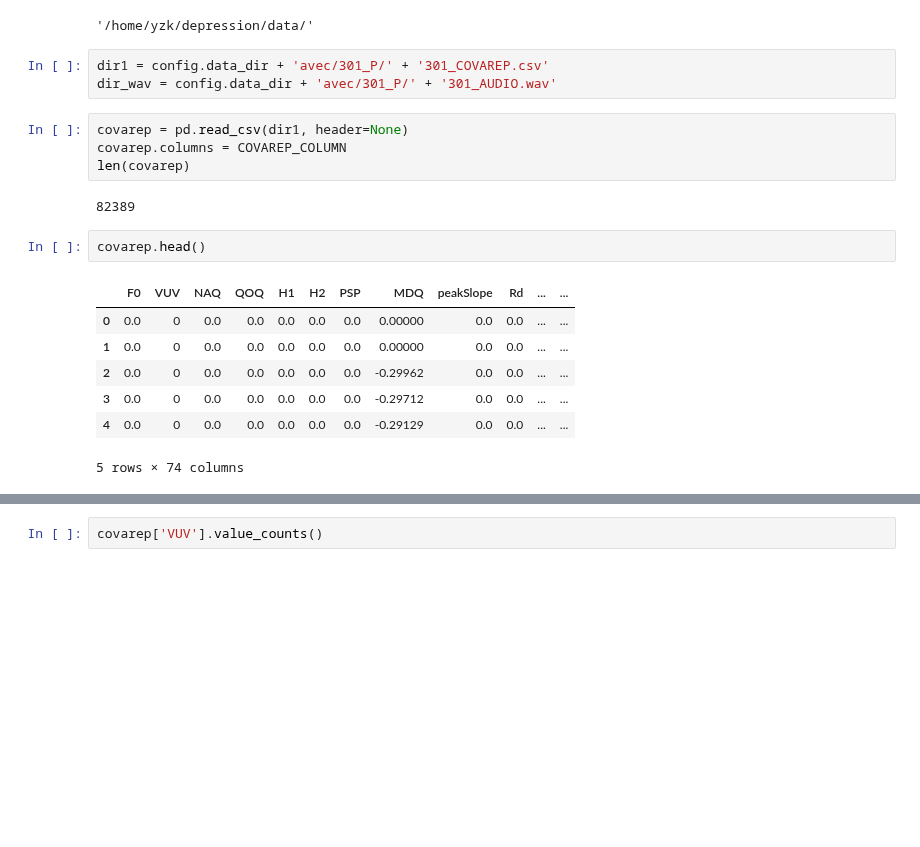
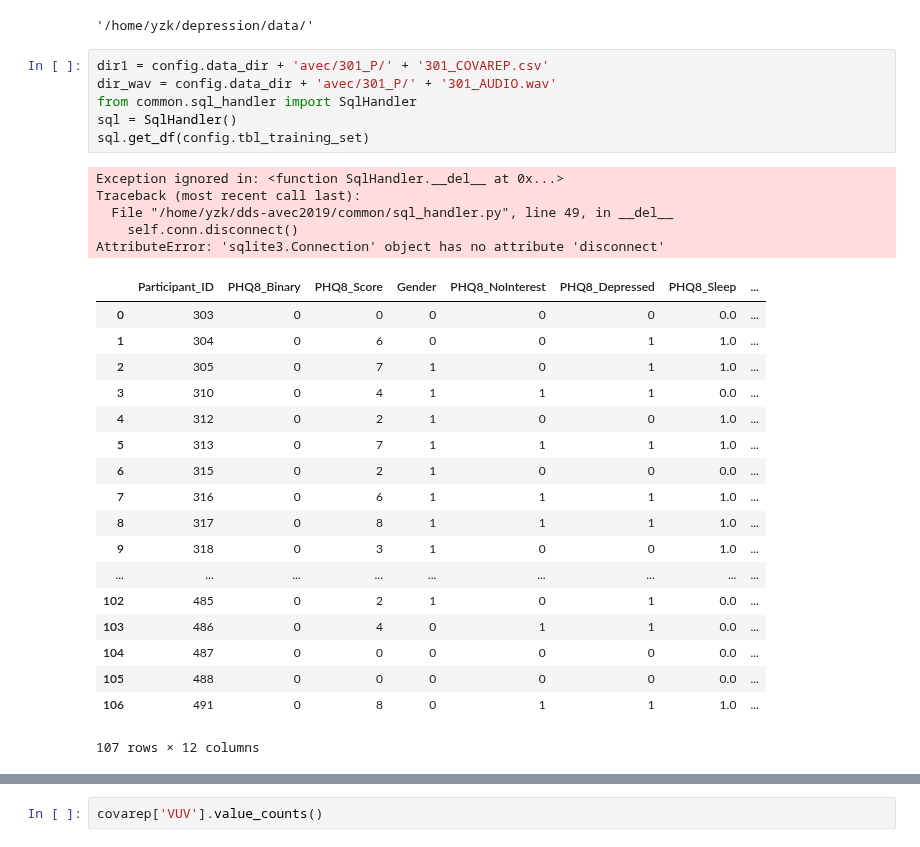
Before and after one commit to LouisYZK/dds-avec2019, a Jupyter notebook: explore.ipynb, the cells around one changed output, grey strips where cells are left out. Cells and saved outputs as stored; diff of their text form; blank space fills up the shorter version.

```diff
--- a/explore.ipynb
+++ b/explore.ipynb
@@ -16,22 +16,33 @@ config.data_dir
 # %%
 dir1 = config.data_dir + 'avec/301_P/' + '301_COVAREP.csv'
 dir_wav = config.data_dir + 'avec/301_P/' + '301_AUDIO.wav'
+from common.sql_handler import SqlHandler
+sql = SqlHandler()
+sql.get_df(config.tbl_training_set)
+# %% [output]
+Exception ignored in: <function SqlHandler.__del__ at 0x...>
+Traceback (most recent call last):
+  File "/home/yzk/dds-avec2019/common/sql_handler.py", line 49, in __del__
+    self.conn.disconnect()
+AttributeError: 'sqlite3.Connection' object has no attribute 'disconnect'
+|  | Participant_ID | PHQ8_Binary | PHQ8_Score | Gender | PHQ8_NoInterest | PHQ8_Depressed | PHQ8_Sleep | ... |
+| 0 | 303 | 0 | 0 | 0 | 0 | 0 | 0.0 | ... |
+| 1 | 304 | 0 | 6 | 0 | 0 | 1 | 1.0 | ... |
+| 2 | 305 | 0 | 7 | 1 | 0 | 1 | 1.0 | ... |
+| 3 | 310 | 0 | 4 | 1 | 1 | 1 | 0.0 | ... |
+| 4 | 312 | 0 | 2 | 1 | 0 | 0 | 1.0 | ... |
+| 5 | 313 | 0 | 7 | 1 | 1 | 1 | 1.0 | ... |
+| 6 | 315 | 0 | 2 | 1 | 0 | 0 | 0.0 | ... |
+| 7 | 316 | 0 | 6 | 1 | 1 | 1 | 1.0 | ... |
+| 8 | 317 | 0 | 8 | 1 | 1 | 1 | 1.0 | ... |
+| 9 | 318 | 0 | 3 | 1 | 0 | 0 | 1.0 | ... |
+| ... | ... | ... | ... | ... | ... | ... | ... | ... |
+| 102 | 485 | 0 | 2 | 1 | 0 | 1 | 0.0 | ... |
+| 103 | 486 | 0 | 4 | 0 | 1 | 1 | 0.0 | ... |
+| 104 | 487 | 0 | 0 | 0 | 0 | 0 | 0.0 | ... |
+| 105 | 488 | 0 | 0 | 0 | 0 | 0 | 0.0 | ... |
+| 106 | 491 | 0 | 8 | 0 | 1 | 1 | 1.0 | ... |
+107 rows × 12 columns
-# %%
-covarep = pd.read_csv(dir1, header=None)
-covarep.columns = COVAREP_COLUMN
-len(covarep)
-# %% [output]
-82389
-# %%
-covarep.head()
-# %% [output]
-|  | F0 | VUV | NAQ | QOQ | H1 | H2 | PSP | MDQ | peakSlope | Rd | ... | ... |
-| 0 | 0.0 | 0 | 0.0 | 0.0 | 0.0 | 0.0 | 0.0 | 0.00000 | 0.0 | 0.0 | ... | ... |
-| 1 | 0.0 | 0 | 0.0 | 0.0 | 0.0 | 0.0 | 0.0 | 0.00000 | 0.0 | 0.0 | ... | ... |
-| 2 | 0.0 | 0 | 0.0 | 0.0 | 0.0 | 0.0 | 0.0 | -0.29962 | 0.0 | 0.0 | ... | ... |
-| 3 | 0.0 | 0 | 0.0 | 0.0 | 0.0 | 0.0 | 0.0 | -0.29712 | 0.0 | 0.0 | ... | ... |
-| 4 | 0.0 | 0 | 0.0 | 0.0 | 0.0 | 0.0 | 0.0 | -0.29129 | 0.0 | 0.0 | ... | ... |
-5 rows × 74 columns
 # %%
 naq = covarep.iloc[:, 2]
 naq.plot()
```
Also changed, not shown: parts of 10 cells of this notebook, 11 other files.
